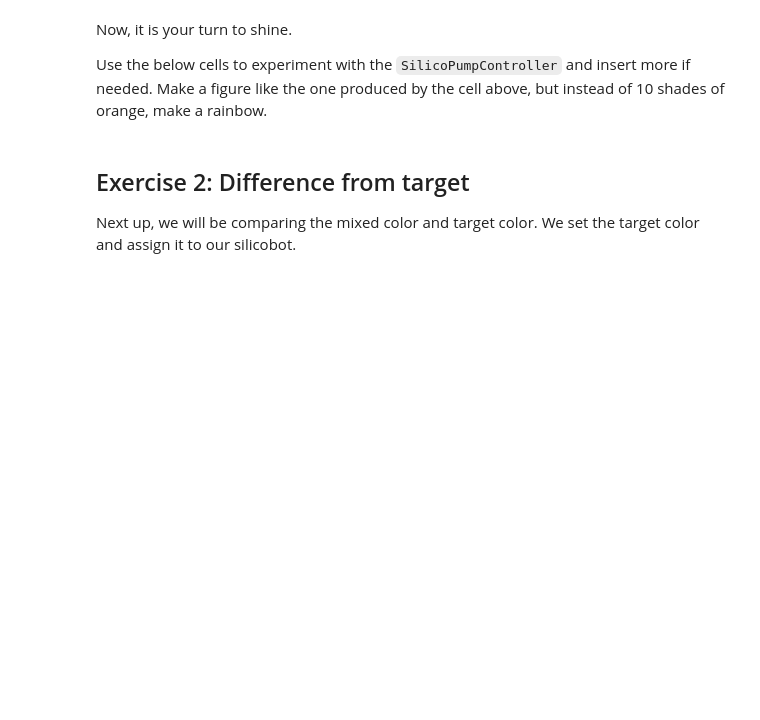
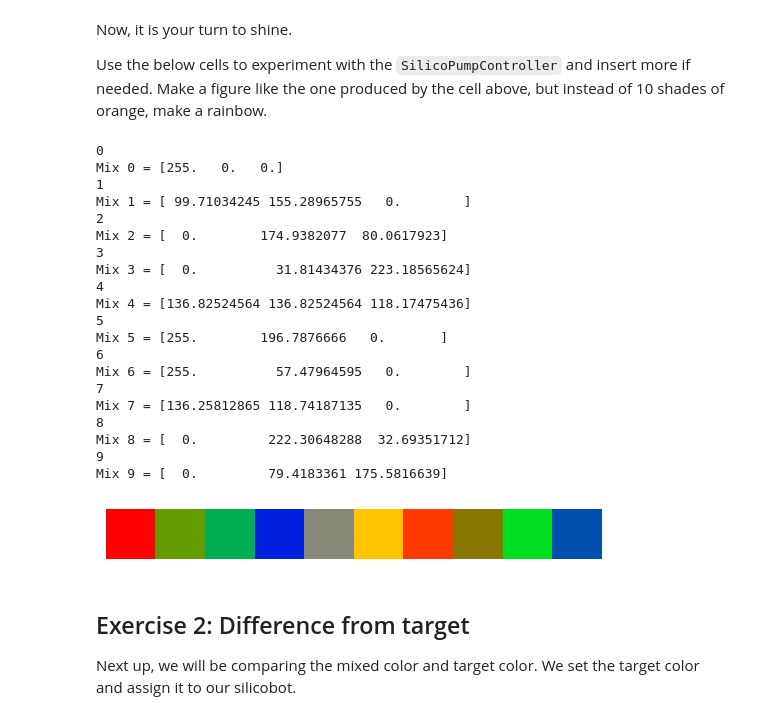
Before and after one commit to Atuxen/Colorbot2-47332, a Jupyter notebook: notebooks/2025-Colorbot2/02_Color_Mixing_and_Optimization_InSilico.ipynb, the cells around one changed output. Drawn from its saved outputs; the diff is of its cells as text; code cells hidden in the pictures; blank space fills up the shorter version.

```diff
--- a/notebooks/2025-Colorbot2/02_Color_Mixing_and_Optimization_InSilico.ipynb
+++ b/notebooks/2025-Colorbot2/02_Color_Mixing_and_Optimization_InSilico.ipynb
@@ -122,3 +120,39 @@ Make a figure like the one produced by the cell above, but instead of 10 shades
+# %%
+# DELETE THIS PART BEFORE SUBMITTING
+
+my_mixer = SilicoPumpController(noise_std=0)
+mixed_colors = []
+n = 10
+for i in range(n):
+    print(i)
+    input_volumes=[np.cos(i), np.sin(i), -np.cos(i), -np.sin(i)]
+    color = my_mixer.mix_color(input_volumes)
+    print(f'Mix {i} = {color}')
+    mixed_colors.append(color)
+    plt.axis('off')
+    plt.imshow(np.array([mixed_colors], dtype=np.uint8))
+# %% [output]
+0
+Mix 0 = [255.   0.   0.]
+1
+Mix 1 = [ 99.71034245 155.28965755   0.        ]
+2
+Mix 2 = [  0.        174.9382077  80.0617923]
+3
+Mix 3 = [  0.          31.81434376 223.18565624]
+4
+Mix 4 = [136.82524564 136.82524564 118.17475436]
+5
+Mix 5 = [255.        196.7876666   0.       ]
+6
+Mix 6 = [255.          57.47964595   0.        ]
+7
+Mix 7 = [136.25812865 118.74187135   0.        ]
+8
+Mix 8 = [  0.         222.30648288  32.69351712]
+9
+Mix 9 = [  0.         79.4183361 175.5816639]
+[figure, added]
 # %% [markdown]
 ## Exercise 2: Difference from target
 
```
Also changed, not shown: parts of 21 cells of this notebook, 7 other files.
